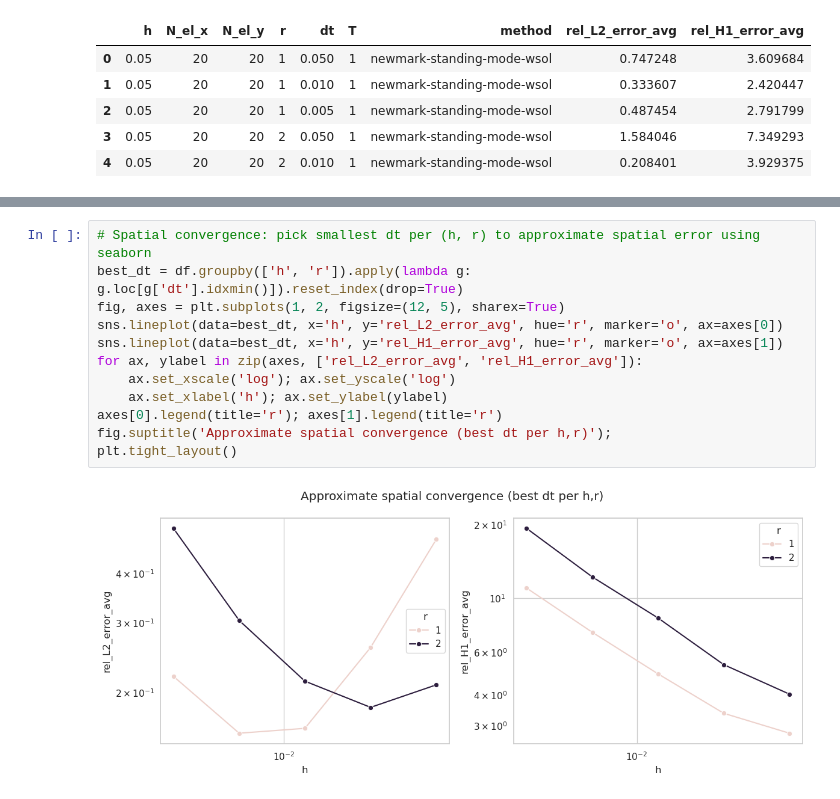
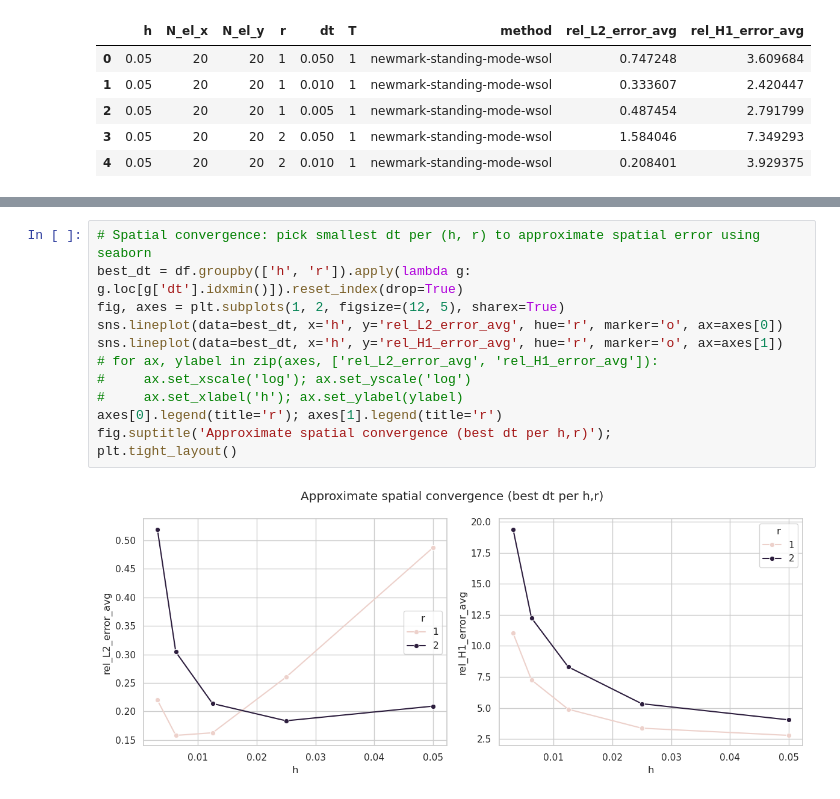
Before and after one commit to AlessandroGhiotto/nmpde-wave-equation, a Jupyter notebook: Analysis/convergence_analysis.ipynb, the cells around one changed output, grey strips where cells are left out. Saved outputs shown, nothing was run; the diff lists cells and outputs as text.

```diff
--- a/Analysis/convergence_analysis.ipynb
+++ b/Analysis/convergence_analysis.ipynb
@@ -41,14 +41,14 @@ for r_val in sorted(df['r'].unique()):
 # %%
 # Spatial convergence: pick smallest dt per (h, r) to approximate spatial error using seaborn
 best_dt = df.groupby(['h', 'r']).apply(lambda g: g.loc[g['dt'].idxmin()]).reset_index(drop=True)
 fig, axes = plt.subplots(1, 2, figsize=(12, 5), sharex=True)
 sns.lineplot(data=best_dt, x='h', y='rel_L2_error_avg', hue='r', marker='o', ax=axes[0])
 sns.lineplot(data=best_dt, x='h', y='rel_H1_error_avg', hue='r', marker='o', ax=axes[1])
-for ax, ylabel in zip(axes, ['rel_L2_error_avg', 'rel_H1_error_avg']):
-    ax.set_xscale('log'); ax.set_yscale('log')
-    ax.set_xlabel('h'); ax.set_ylabel(ylabel)
+# for ax, ylabel in zip(axes, ['rel_L2_error_avg', 'rel_H1_error_avg']):
+#     ax.set_xscale('log'); ax.set_yscale('log')
+#     ax.set_xlabel('h'); ax.set_ylabel(ylabel)
 axes[0].legend(title='r'); axes[1].legend(title='r')
 fig.suptitle('Approximate spatial convergence (best dt per h,r)');
 plt.tight_layout()
 # %% [output]
-[figure, old version]
+[figure, new version]
```
Also changed, not shown: parts of 5 cells of this notebook, 1 other file.
